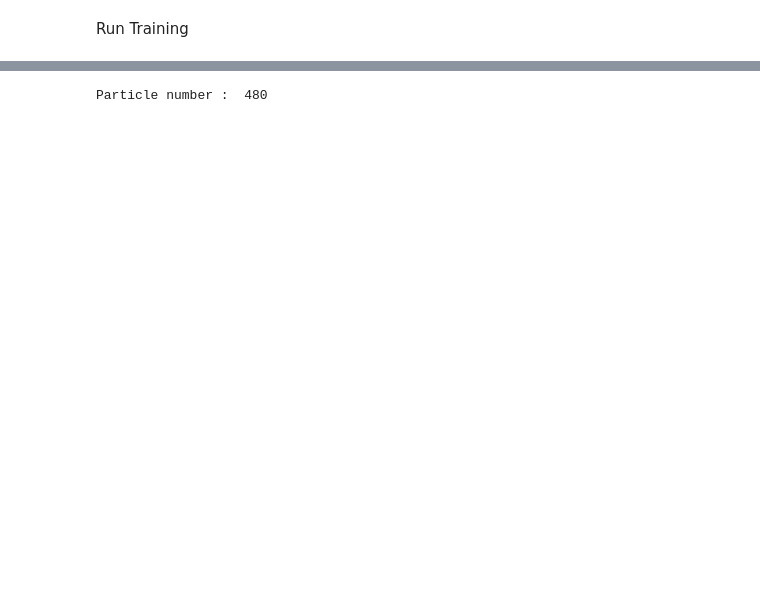
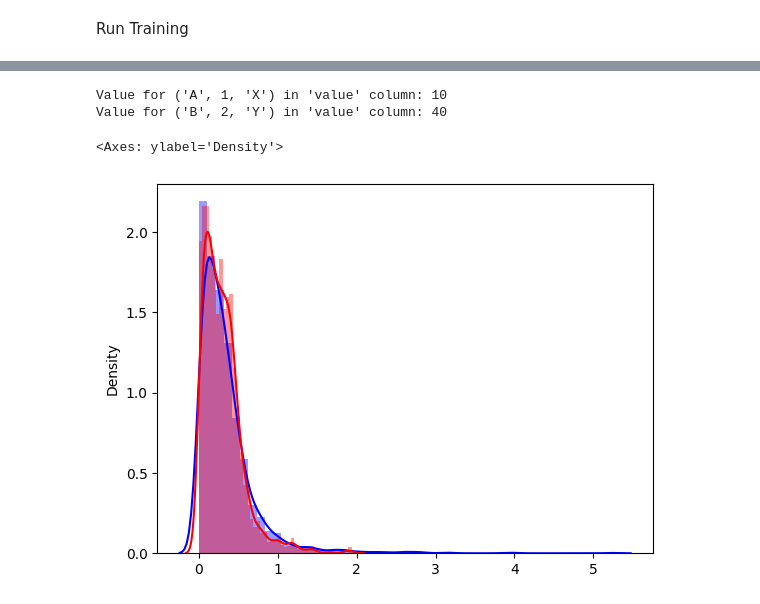
Before and after one commit to neilashwinraj/GNN, a Jupyter notebook: Particle_GNN_simple_connections.ipynb, the cells around one changed output, grey strips where cells are left out. Drawn from its saved outputs; the diff is of its cells as text; code cells hidden in the pictures; blank space fills up the shorter version.

```diff
--- a/Particle_GNN_simple_connections.ipynb
+++ b/Particle_GNN_simple_connections.ipynb
@@ -660,24 +622,0 @@ R_2 =  0.22476806071183175
-# %%
-test_loader = DataLoader(test_combined, batch_size=1, shuffle=False)
-df_result_test = list()
-k=0
-
-with torch.no_grad():
-
-    for batch in test_loader:
-
-        print("Particle number : ",str(k+1))
-        batch.to(device)
-
-        # Passing the node features and the connection info
-        pred = model( batch.x.float() , batch.edge_index, batch.batch)
-        df_result_test.append(np.array([batch.y.detach().cpu().numpy()[0][0],pred.detach().cpu().numpy()[0][0]]))
-        clear_output(wait=True)
-        k=k+1
-
-        # if k==10:
-        #     break
-
-df_result_test = pd.DataFrame(np.stack(df_result_test),columns=["GT","Pred"])
-# %% [output]
-Particle number :  480
@@ -685,0 +623,40 @@ Particle number :  480
+# %%
+import pandas as pd
+
+# Example DataFrame with three levels of multi-index
+arrays = [['A', 'A', 'B', 'B'], [1, 1, 2, 2], ['X', 'Y', 'X', 'Y']]
+index = pd.MultiIndex.from_arrays(arrays, names=('first', 'second', 'third'))
+df = pd.DataFrame({'value': [10, 20, 30, 40]}, index=index)
+
+# Access values based on column values of each series
+value_A1_X = df.loc[('A', 1, 'X'), 'value']
+value_B2_Y = df.loc[('B', 2, 'Y'), 'value']
+
+print("Value for ('A', 1, 'X') in 'value' column:", value_A1_X)
+print("Value for ('B', 2, 'Y') in 'value' column:", value_B2_Y)
+# %% [output]
+Value for ('A', 1, 'X') in 'value' column: 10
+Value for ('B', 2, 'Y') in 'value' column: 40
+# %%
+### Experiment-wise analysis ###
+
+### Getting mean drag per experiment and adding as column ###
+mean_drags_pd = pd.DataFrame(np.concatenate((all_tags,all_data_pd_scaled[:,-1][:,None]),axis=1),columns=["AR","Phi","Re","GT Drag"])
+mean_drags_pd = mean_drags_pd.groupby(["AR","Phi","Re"]).mean()
+mean_drag_list = [temp.loc[(test_results_pd["AR"].values[i], test_results_pd["Phi"].values[i],test_results_pd["Re"].values[i]), 'GT Drag'] for i in range(len(test_results_pd))]
+test_results_pd["Mean GT Drag"] = mean_drag_list
+
+### Defining Relative error ###
+
+### Train ###
+train_results_pd["Rel Err"] = np.abs(train_results_pd["GT Drag"].values - train_results_pd["Pred Drag"].values)/train_results_pd["GT Drag"].values
+
+### Test ###
+test_results_pd["Rel Err"] = np.abs(test_results_pd["GT Drag"].values - test_results_pd["Pred Drag"].values)/test_results_pd["GT Drag"].values
+test_results_pd["Rel Err From Mean Drag"] = np.abs(test_results_pd["GT Drag"].values - test_results_pd["Mean GT Drag"].values)/test_results_pd["GT Drag"].values
+
+sns.distplot(test_results_pd["Rel Err"].values,color="blue")
+sns.distplot(test_results_pd["Rel Err From Mean Drag"].values,color="red")
+# %% [output]
+<Axes: ylabel='Density'>
+[figure, added]
```
Also changed, not shown: parts of 25 cells of this notebook, 2 other files.
